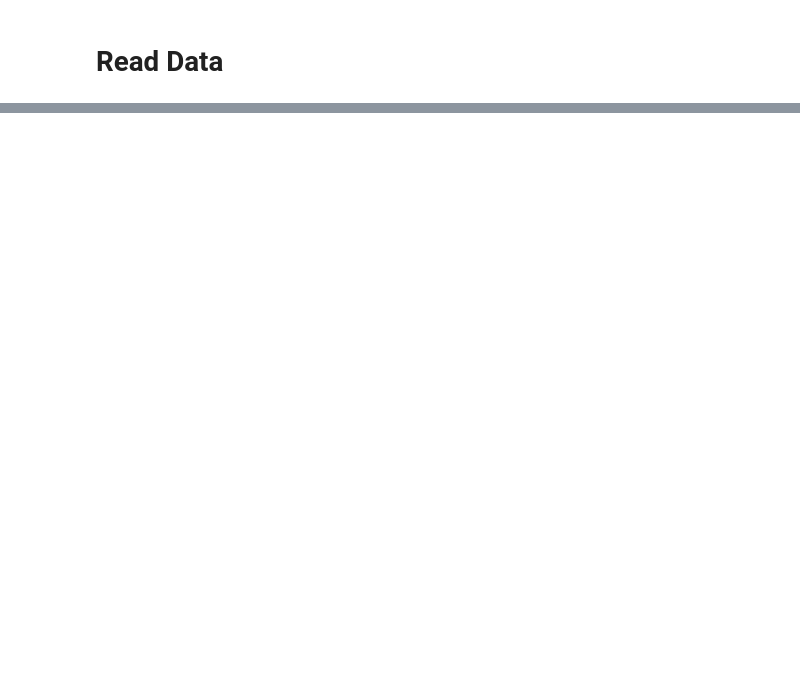
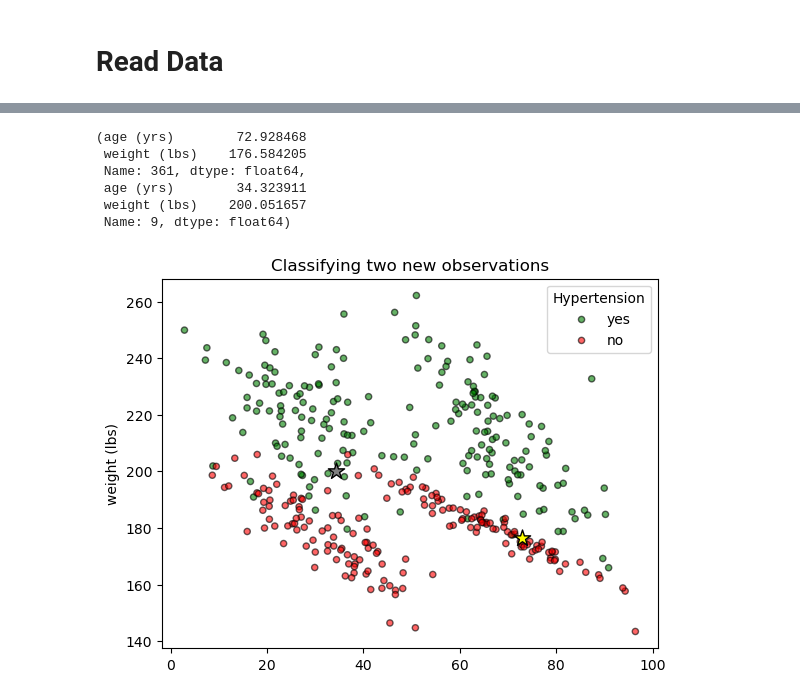
Before and after one commit to papir805/Stanford-ML-Class, a Jupyter notebook: notebooks/k_nearest_neighbors_classifier.ipynb, the cells around one changed output, grey strips where cells are left out. Drawn from its saved outputs; the diff is of its cells as text; code cells hidden in the pictures; blank space fills up the shorter version.

```diff
--- a/notebooks/k_nearest_neighbors_classifier.ipynb
+++ b/notebooks/k_nearest_neighbors_classifier.ipynb
@@ -46,0 +152,62 @@ k_neighbors_classifier = k_neighbors_classifier.fit(X_train_scaled, y_train)
+# %%
+# Create copy of X_train data
+X_train_copy = X_train.copy(deep=True)
+
+# Assign hypertension labels
+X_train_copy[target_label] = y_train
+
+# Assign colors
+colors = []
+for y in y_train:
+    if y == label_0:
+        colors.append('green')
+    else:
+        colors.append('red')
+X_train_copy['color'] = colors
+
+# Separate patients with hypertension from patients without
+train_yesses = X_train_copy[X_train_copy[target_label]==label_0]
+train_nos = X_train_copy[X_train_copy[target_label]==label_1]
+# %%
+X_test.iloc[0], X_test.iloc[10]
+# %% [output]
+(age (yrs)        72.928468
+ weight (lbs)    176.584205
+ Name: 361, dtype: float64,
+ age (yrs)        34.323911
+ weight (lbs)    200.051657
+ Name: 9, dtype: float64)
+# %%
+# Create figure and axis for graphing
+fig, ax = plt.subplots(1,1)
+
+# Scatter plot of patients with hypertension
+ax.scatter(x=train_yesses[x_label],
+           y=train_yesses[y_label],
+           c=train_yesses['color'],
+           s=20, edgecolor="k", label=label_0, alpha=0.6)
+
+# Scatter plot of patients without hypertension
+ax.scatter(x=train_nos[x_label],
+           y=train_nos[y_label],
+           c=train_nos['color'],
+           s=20, edgecolor="k", label=label_1, alpha=0.6)
+
+# New observation 1
+ax.scatter(x=X_test.iloc[0,0],
+           y=X_test.iloc[0,1],
+           c='yellow', ec='black', marker='*', s=150)
+
+# New observation 2
+ax.scatter(x=X_test.iloc[10,0],
+           y=X_test.iloc[10,1],
+           c='gray', ec='black', marker='*', s=150)
+
+ax.set_title('Classifying two new observations')
+ax.set_ylabel(y_label)
+ax.legend(title='Hypertension')
+
+#plt.tight_layout()
+plt.show()
+# %% [output]
+[figure, added]
```
Also changed, not shown: parts of 39 cells of this notebook, 1 other file.
